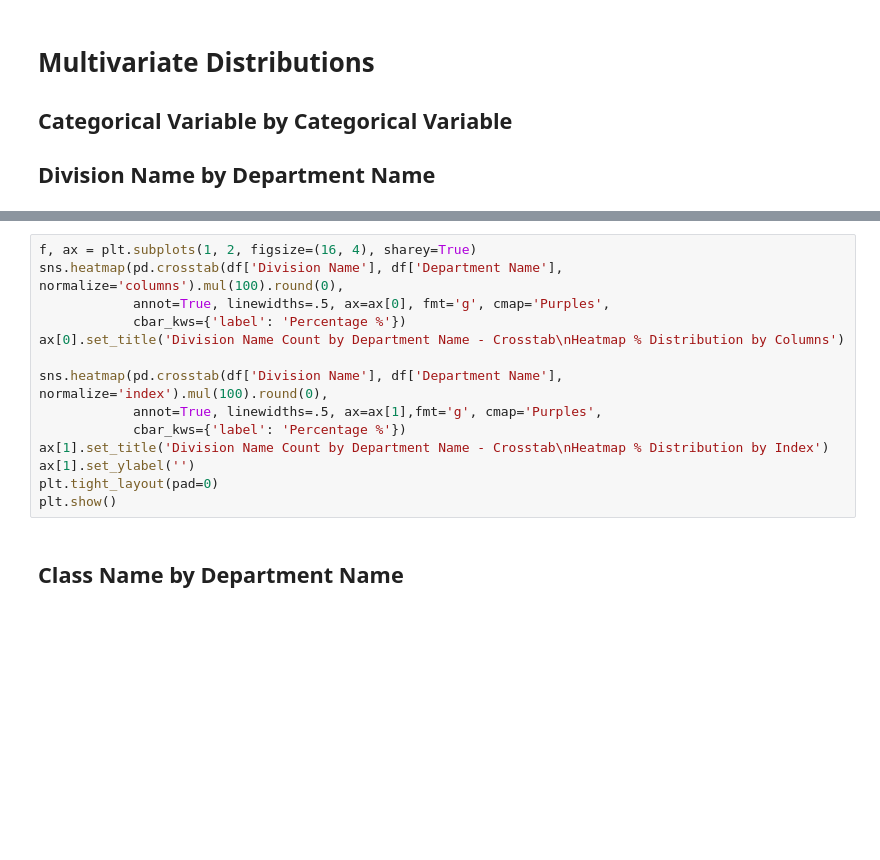
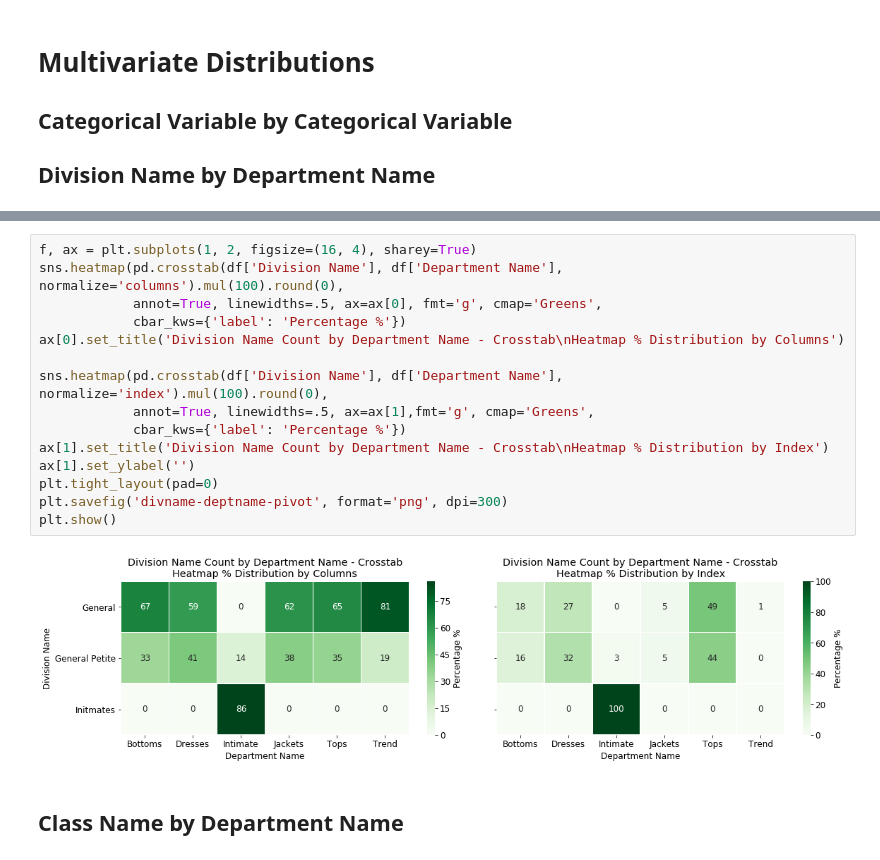
Before and after one commit to AFAgarap/ecommerce-reviews-analysis, a Jupyter notebook: Analysis on E-Commerce Reviews, with Sentiment Classification using Bidirectional Recurrent Neural Network (RNN).ipynb, the cells around one changed output, grey strips where cells are left out. Cells and saved outputs as stored; diff of their text form; blank space fills up the shorter version.

```diff
--- a/Analysis on E-Commerce Reviews, with Sentiment Classification using Bidirectional Recurrent Neural Network (RNN).ipynb
+++ b/Analysis on E-Commerce Reviews, with Sentiment Classification using Bidirectional Recurrent Neural Network (RNN).ipynb
@@ -169,17 +214,20 @@ plt.show()
 # %%
 f, ax = plt.subplots(1, 2, figsize=(16, 4), sharey=True)
 sns.heatmap(pd.crosstab(df['Division Name'], df['Department Name'], normalize='columns').mul(100).round(0),
-            annot=True, linewidths=.5, ax=ax[0], fmt='g', cmap='Purples',
+            annot=True, linewidths=.5, ax=ax[0], fmt='g', cmap='Greens',
             cbar_kws={'label': 'Percentage %'})
 ax[0].set_title('Division Name Count by Department Name - Crosstab\nHeatmap % Distribution by Columns')
 
 sns.heatmap(pd.crosstab(df['Division Name'], df['Department Name'], normalize='index').mul(100).round(0),
-            annot=True, linewidths=.5, ax=ax[1],fmt='g', cmap='Purples',
+            annot=True, linewidths=.5, ax=ax[1],fmt='g', cmap='Greens',
             cbar_kws={'label': 'Percentage %'})
 ax[1].set_title('Division Name Count by Department Name - Crosstab\nHeatmap % Distribution by Index')
 ax[1].set_ylabel('')
 plt.tight_layout(pad=0)
+plt.savefig('divname-deptname-pivot', format='png', dpi=300)
 plt.show()
+# %% [output]
+[figure, added]
 # %% [markdown]
 ## Class Name by Department Name
 # %%
```
Also changed, not shown: parts of 28 cells of this notebook.
